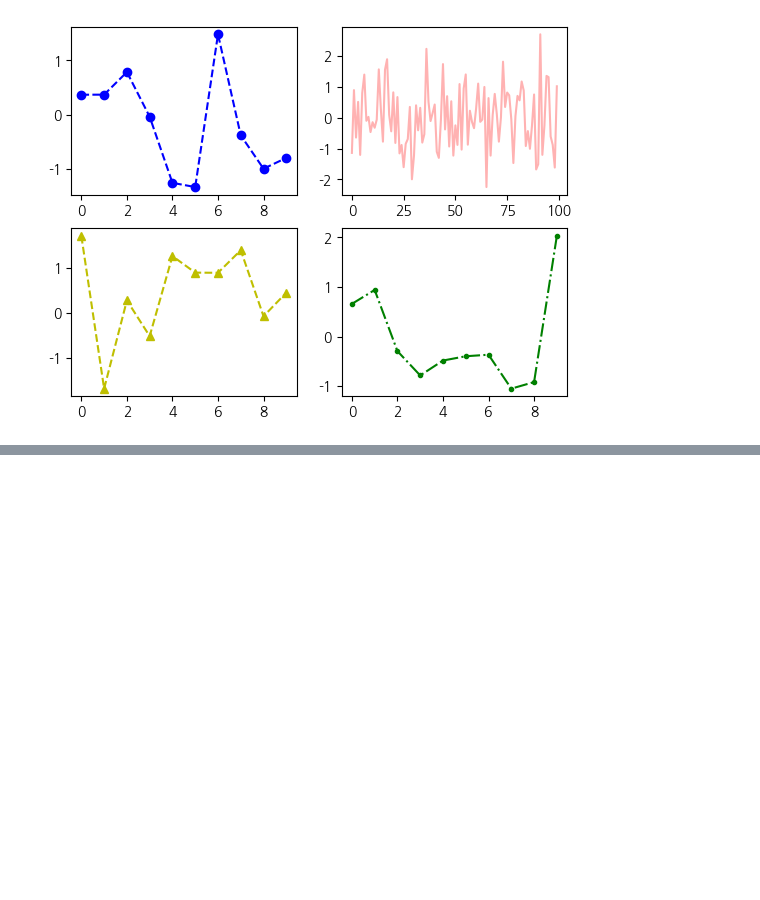
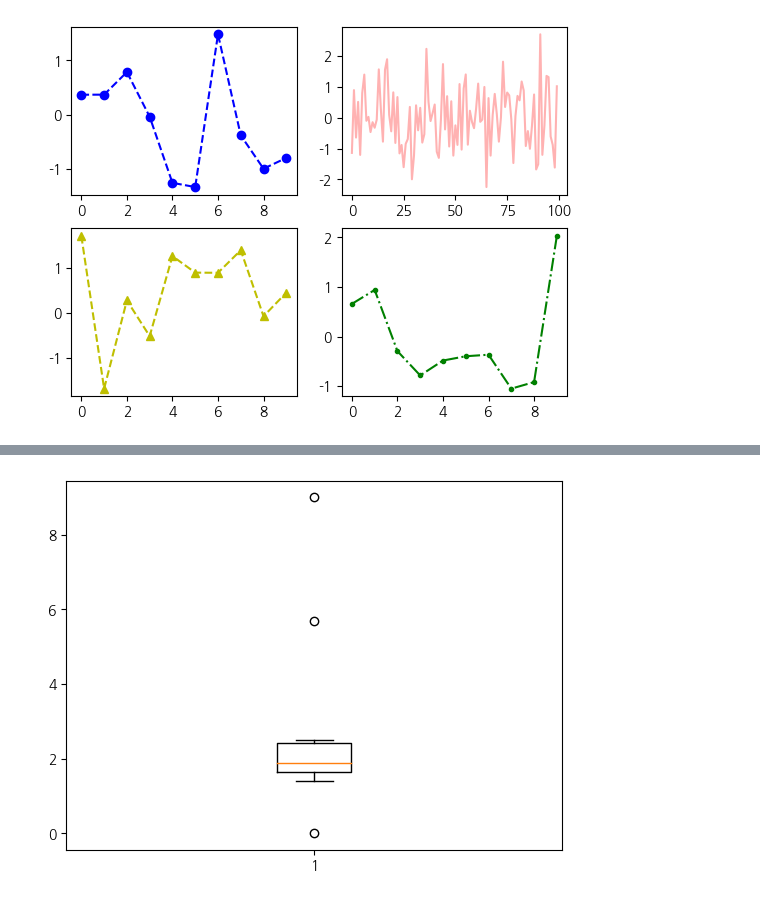
Before and after one commit to hj-1006/hj_pyton_study, a Jupyter notebook: 07_데이터_시각화.ipynb, the cells around one changed output, grey strips where cells are left out. Saved outputs shown, nothing was run; the diff lists cells and outputs as text; code cells hidden in the pictures; blank space fills up the shorter version.

```diff
--- a/07_데이터_시각화.ipynb
+++ b/07_데이터_시각화.ipynb
@@ -99,0 +126,7 @@ plt.show()
+# %%
+#7-9 상자 그래프 (표준편차값)
+numbers = [0, 1.4, 1.6, 1.8, 1.85, 1.9, 2.2, 2.5, 5.7, 9]
+plt.boxplot(numbers)
+plt.show()
+# %% [output]
+[figure, added]
```
Also changed, not shown: parts of 7 cells of this notebook.
